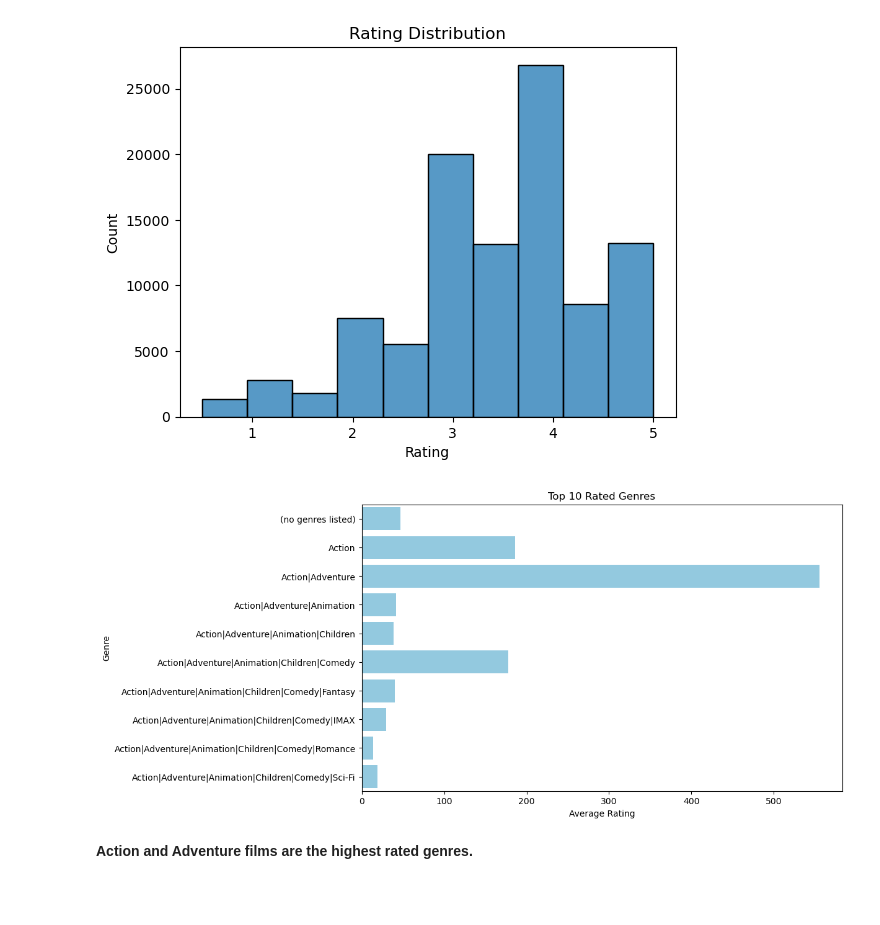
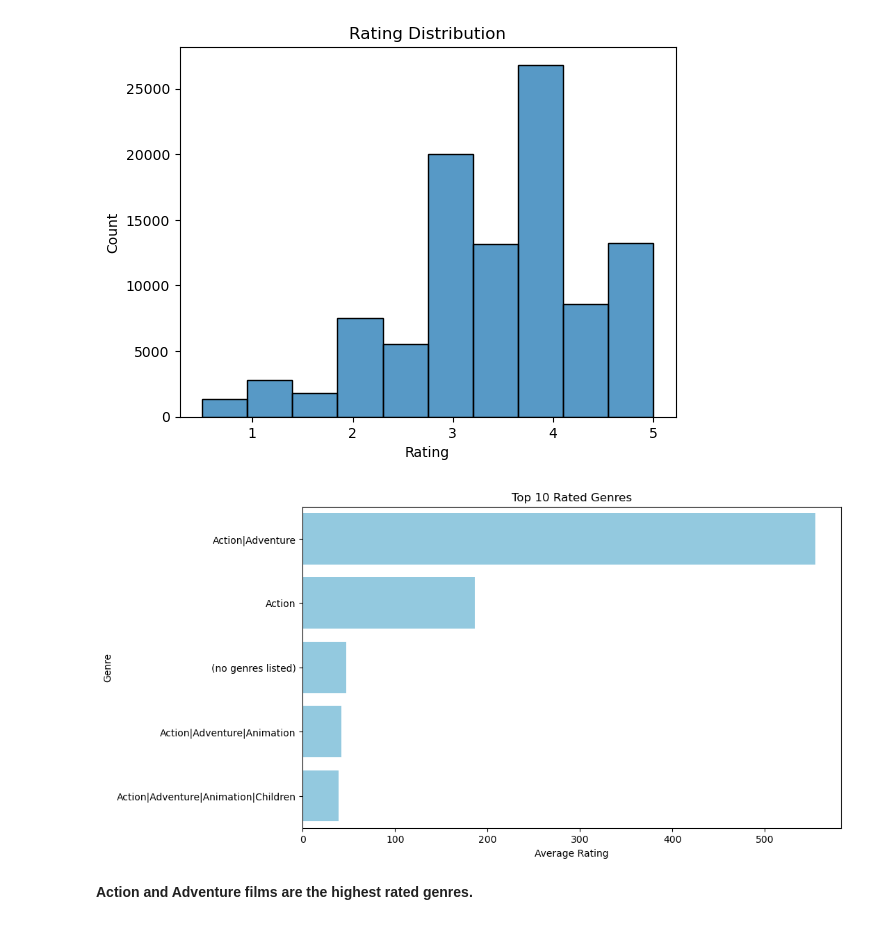
Before and after one commit to wanjikuciku/Movielens-Recommendation-System, a Jupyter notebook: recommender_system.ipynb, the cells around one changed output. Drawn from its saved outputs; the diff is of its cells as text; code cells hidden in the pictures; blank space fills up the shorter version.

```diff
--- a/recommender_system.ipynb
+++ b/recommender_system.ipynb
@@ -390,19 +397,19 @@ plt.show()
 # %%
 # Calculate average ratings for each genre
 rating_genres = merged_df.groupby('genres')['rating'].count()
 
 # select the top 10 rated genres
-top_10_genres = rating_genres.head(10)
+top_10_genres = rating_genres.head(5).sort_values(ascending=False)
 
 # Visualize the top 10 rated genres using Seaborn
 plt.figure(figsize=(10, 6))
 sns.barplot(x=top_10_genres, y=top_10_genres.index, color='skyblue')
 plt.xlabel('Average Rating')
 plt.ylabel('Genre')
 plt.title('Top 10 Rated Genres')
 plt.show()
 # %% [output]
-[figure, old version]
+[figure, new version]
 # %% [markdown]
 **Action and Adventure films are the highest rated genres.**
 # %% [markdown]
```
Also changed, not shown: parts of 12 cells of this notebook, 1 other file.
